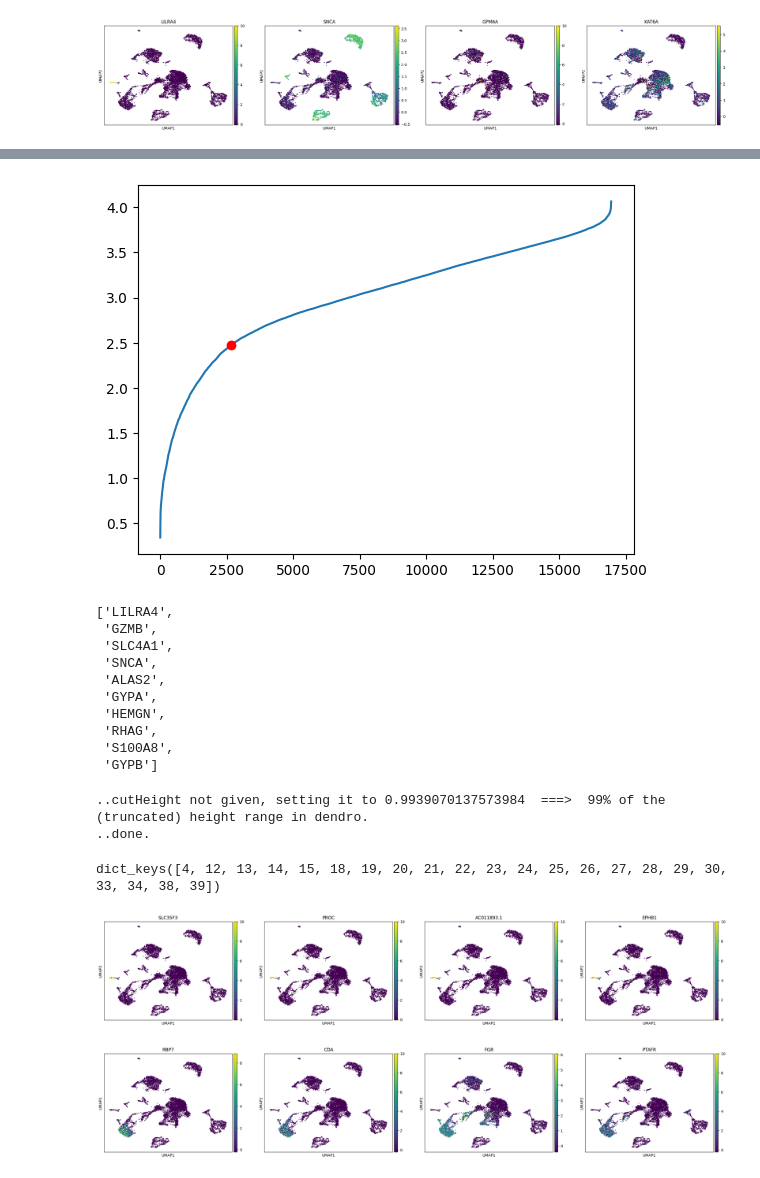
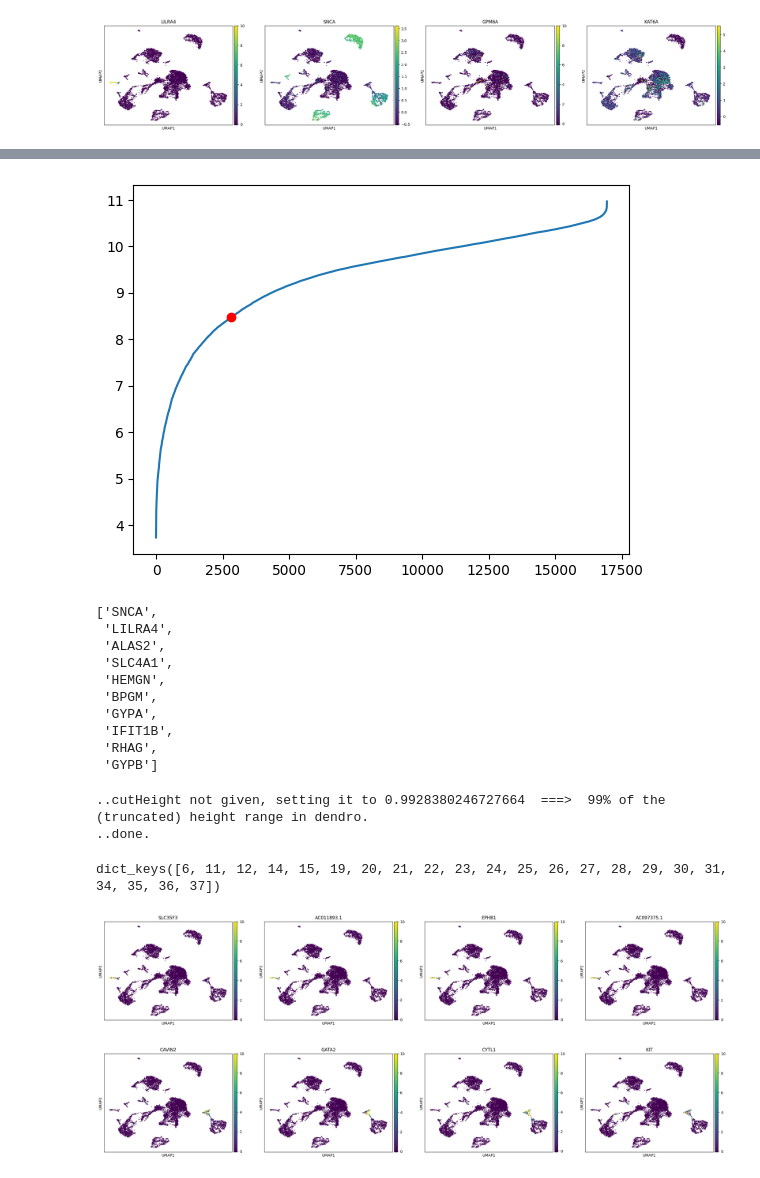
Before and after one commit to jassonmakkar/pylmd, a Jupyter notebook: notebooks/demo.ipynb, the cells around one changed output, grey strips where cells are left out. Drawn from its saved outputs; the diff is of its cells as text; code cells hidden in the pictures.

```diff
--- a/notebooks/demo.ipynb
+++ b/notebooks/demo.ipynb
@@ -20,4 +19,4 @@ import warnings
 # %%
 device = 'gpu'
-max_time = 2**5
+max_time = 2**20
 # %%
@@ -119,7 +148,8 @@ rho
 | AC007325.4 | 0.0 | 0.000000 | 0.0 | 0.000000 | 0.0 | ... |
 16952 rows × 8713 columns
 # %%
-P_ls = lmd.construct_diffusion_operators(W, device_libs, max_time=max_time)
+# Constructs the diffusion operators to describe diffusion across this network agnostic of individual gene expression.
+P_ls = lmd.construct_diffusion_operators(W, device_libs, max_time)
 # %% [output]
 Creating diffusion operators...
 Step 1: max deviation from convergence = 8713.0
@@ -251,20 +309,20 @@ plt.plot(knee, sorted(lmd_scores)[knee], 'ro')
 
 plt.show()
 # %% [output]
-[figure, old version]
+[figure, new version]
 # %%
 LMDs = list(lmd_scores.sort_values()[:knee].index)
 # %%
 LMDs[:10]
 # %% [output]
-['LILRA4',
- 'GZMB',
+['SNCA',
+ 'LILRA4',
+ 'ALAS2',
  'SLC4A1',
- 'SNCA',
- 'ALAS2',
+ 'HEMGN',
+ 'BPGM',
  'GYPA',
- 'HEMGN',
+ 'IFIT1B',
  'RHAG',
- 'S100A8',
  'GYPB']
 # %%
@@ -273,21 +333,22 @@ lmd_dat = dat[dat.index.isin(LMDs)]
 dist = cluster.distance(lmd_dat, method = 'jaccard')
 # %%
+# Groups similarly expressed / patterned genes.
 gene_sets = cluster.modules(dist, clustering_method = "average", min_gene = 10, deepSplit = 2)
 # %% [output]
-..cutHeight not given, setting it to 0.9939070137573984  ===>  99% of the (truncated) height range in dendro.
+..cutHeight not given, setting it to 0.9928380246727664  ===>  99% of the (truncated) height range in dendro.
 ..done.
 # %%
 gene_sets.keys()
 # %% [output]
-dict_keys([4, 12, 13, 14, 15, 18, 19, 20, 21, 22, 23, 24, 25, 26, 27, 28, 29, 30, 33, 34, 38, 39])
+dict_keys([6, 11, 12, 14, 15, 19, 20, 21, 22, 23, 24, 25, 26, 27, 28, 29, 30, 31, 34, 35, 36, 37])
 # %%
-sc.pl.umap(adata, color = gene_sets[4][0:4])
+sc.pl.umap(adata, color = gene_sets[6][0:4])
 # %% [output]
-[figure, old version]
+[figure, new version]
 # %%
 sc.pl.umap(adata, color = gene_sets[12][0:4])
 # %% [output]
-[figure, old version]
+[figure, new version]
 # %%
 sc.pl.umap(adata, color = gene_sets[34][0:4])
 # %% [output]
```
Also changed, not shown: parts of 35 cells of this notebook.
